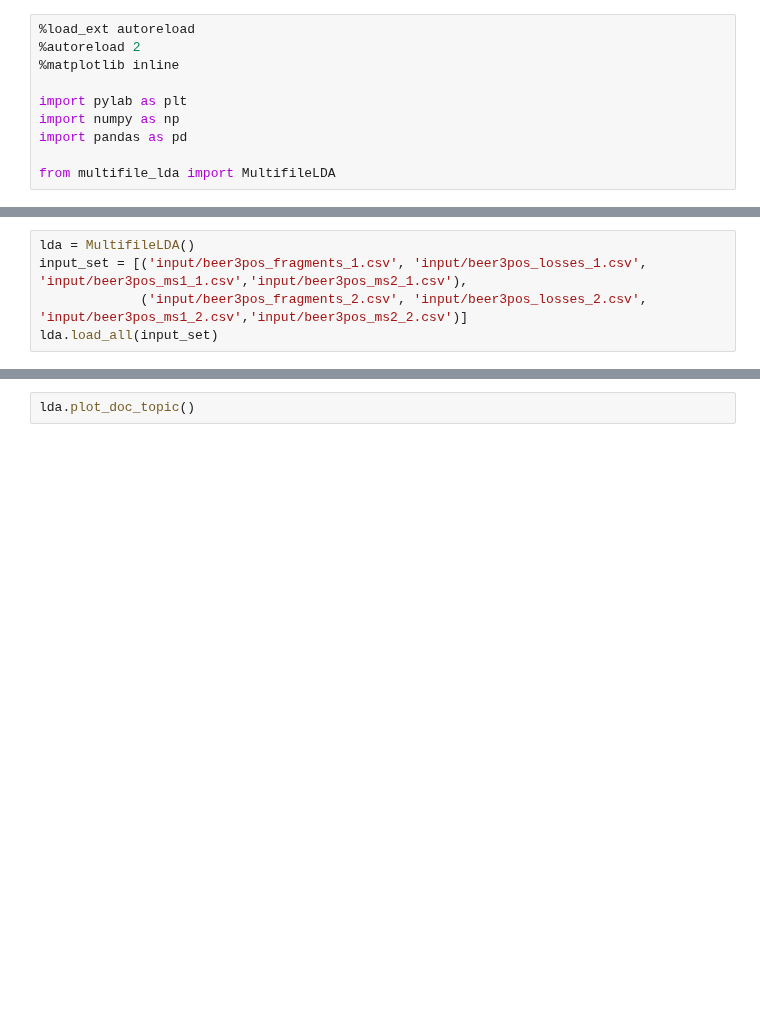
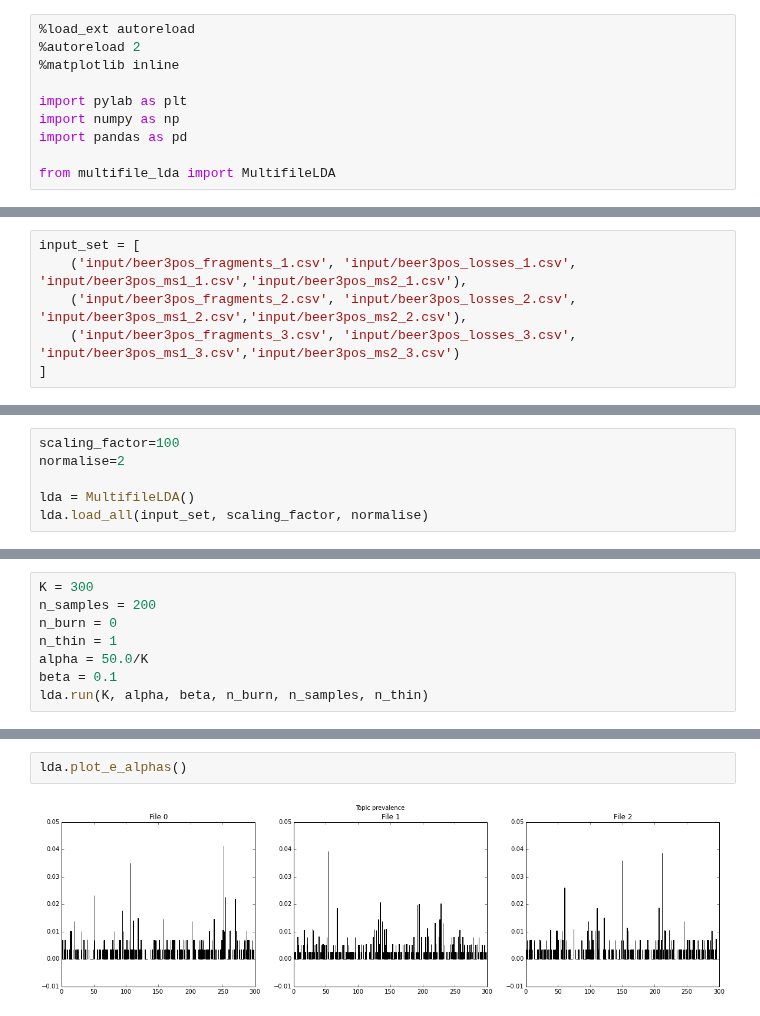
Before and after one commit to sdrogers/metabolomics_tools, a Jupyter notebook: multifile_lda/multifile_LDA_demo.ipynb, the cells around one changed output, grey strips where cells are left out. Cells and saved outputs as stored; diff of their text form; blank space fills up the shorter version.

```diff
--- a/multifile_lda/multifile_LDA_demo.ipynb
+++ b/multifile_lda/multifile_LDA_demo.ipynb
@@ -11,5 +13,6 @@ from multifile_lda import MultifileLDA
 # %%
-lda = MultifileLDA()
-input_set = [('input/beer3pos_fragments_1.csv', 'input/beer3pos_losses_1.csv', 'input/beer3pos_ms1_1.csv','input/beer3pos_ms2_1.csv'),
-             ('input/beer3pos_fragments_2.csv', 'input/beer3pos_losses_2.csv', 'input/beer3pos_ms1_2.csv','input/beer3pos_ms2_2.csv')]
-lda.load_all(input_set)
+input_set = [
+    ('input/beer3pos_fragments_1.csv', 'input/beer3pos_losses_1.csv', 'input/beer3pos_ms1_1.csv','input/beer3pos_ms2_1.csv'),
+    ('input/beer3pos_fragments_2.csv', 'input/beer3pos_losses_2.csv', 'input/beer3pos_ms1_2.csv','input/beer3pos_ms2_2.csv'),
+    ('input/beer3pos_fragments_3.csv', 'input/beer3pos_losses_3.csv', 'input/beer3pos_ms1_3.csv','input/beer3pos_ms2_3.csv')
+]
@@ -39,0 +93,6 @@ lda.plot_e_alphas()
+# %%
+scaling_factor=100
+normalise=2
+
+lda = MultifileLDA()
+lda.load_all(input_set, scaling_factor, normalise)
@@ -39,0 +103,8 @@ lda.plot_e_alphas()
+# %%
+K = 300
+n_samples = 200
+n_burn = 0
+n_thin = 1
+alpha = 50.0/K
+beta = 0.1
+lda.run(K, alpha, beta, n_burn, n_samples, n_thin)
@@ -42,2 +149,4 @@ lda.plot_topic_word()
 # %%
-lda.plot_doc_topic()
+lda.plot_e_alphas()
+# %% [output]
+[figure, added]
```
Also changed, not shown: parts of 15 cells of this notebook, 2 other files.
